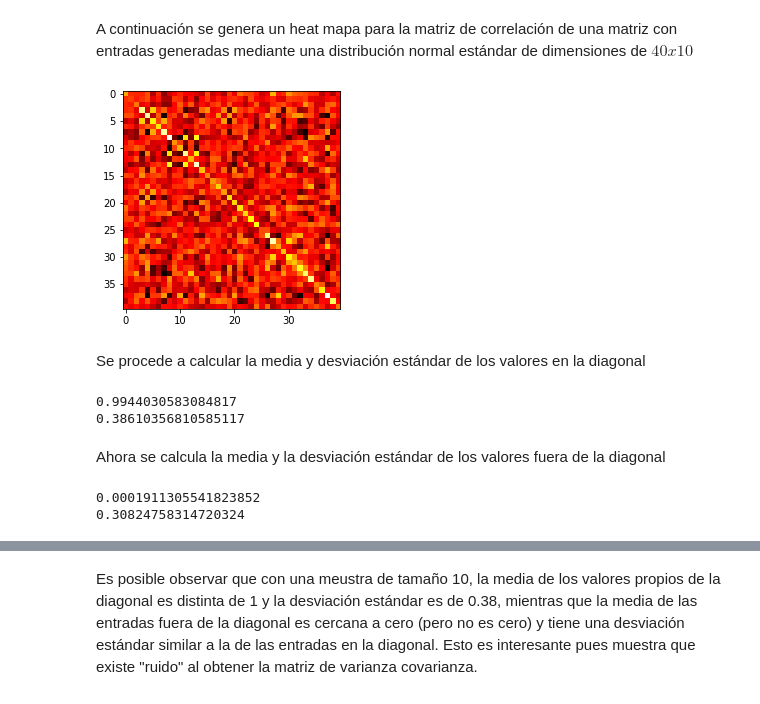
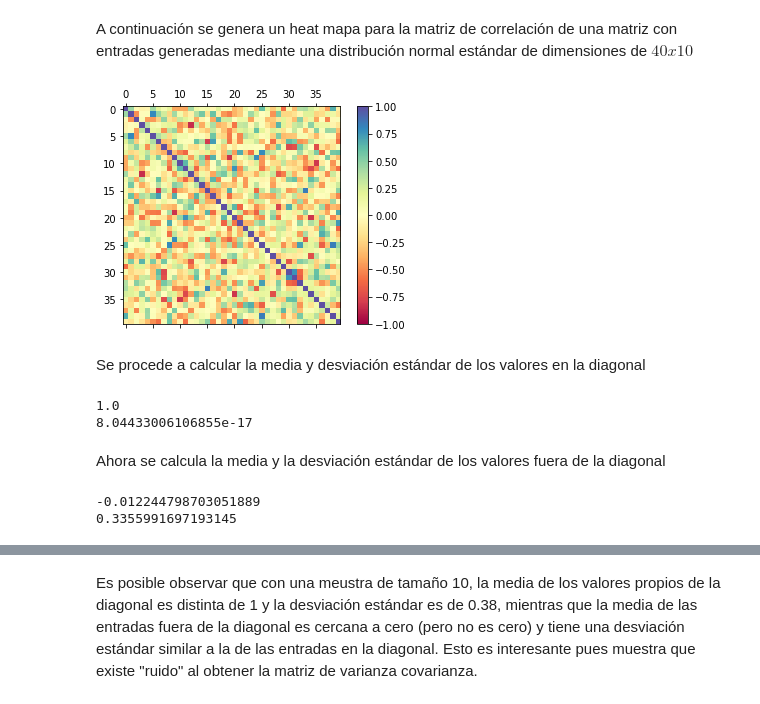
Before and after one commit to jduarte00/tarea3-temasest, a Jupyter notebook: Tarea2.ipynb, the cells around one changed output, grey strips where cells are left out. Drawn from its saved outputs; the diff is of its cells as text; code cells hidden in the pictures.

```diff
--- a/Tarea2.ipynb
+++ b/Tarea2.ipynb
@@ -103,16 +103,17 @@ A continuación se genera un heat mapa para la matriz de correlación de una mat
 # %%
 p = 40
 n = 10
-mean = np.zeros(40)
-cov = np.identity(40)
-n_40 = np.random.multivariate_normal(mean, cov, n)
+n_40 = np.random.standard_normal(p*n)
+n_40 = n_40.reshape(n,p)
 #mat_cov_40 = 1/n * np.matmul( n_40.transpose(), n_40)
-mat_cov_40 = np.cov(n_40.T)
+mat_cov_40 = np.corrcoef(n_40.T)
-# %%
-plt.imshow(mat_cov_40, cmap='hot', interpolation='nearest')
-plt.show()
-# %% [output]
-[figure, removed]
+# %%
+fig, axs = plt.subplots(1,1)
+caxs = axs.matshow(mat_cov_40, cmap='Spectral', vmin=-1, vmax=1,interpolation='nearest')
+fig.colorbar(caxs)
+plt.show()
+# %% [output]
+[figure, added]
 # %% [markdown]
 Se procede a calcular la media y desviación estándar de los valores en la diagonal
 # %%
@@ -122,8 +123,8 @@ sd_10 = np.std(entradas_diag_10)
 print(media_10)
 print(sd_10)
 # %% [output]
-0.9944030583084817
-0.38610356810585117
+1.0
+8.04433006106855e-17
 # %% [markdown]
 Ahora se calcula la media y la desviación estándar de los valores fuera de la diagonal
 # %%
@@ -133,5 +134,5 @@ sd_10_nd = np.std(entradas_no_diag)
 print(media_10_nd)
 print(sd_10_nd)
 # %% [output]
-0.0001911305541823852
-0.30824758314720324
+-0.012244798703051889
+0.3355991697193145
```
Also changed, not shown: parts of 10 cells of this notebook.
